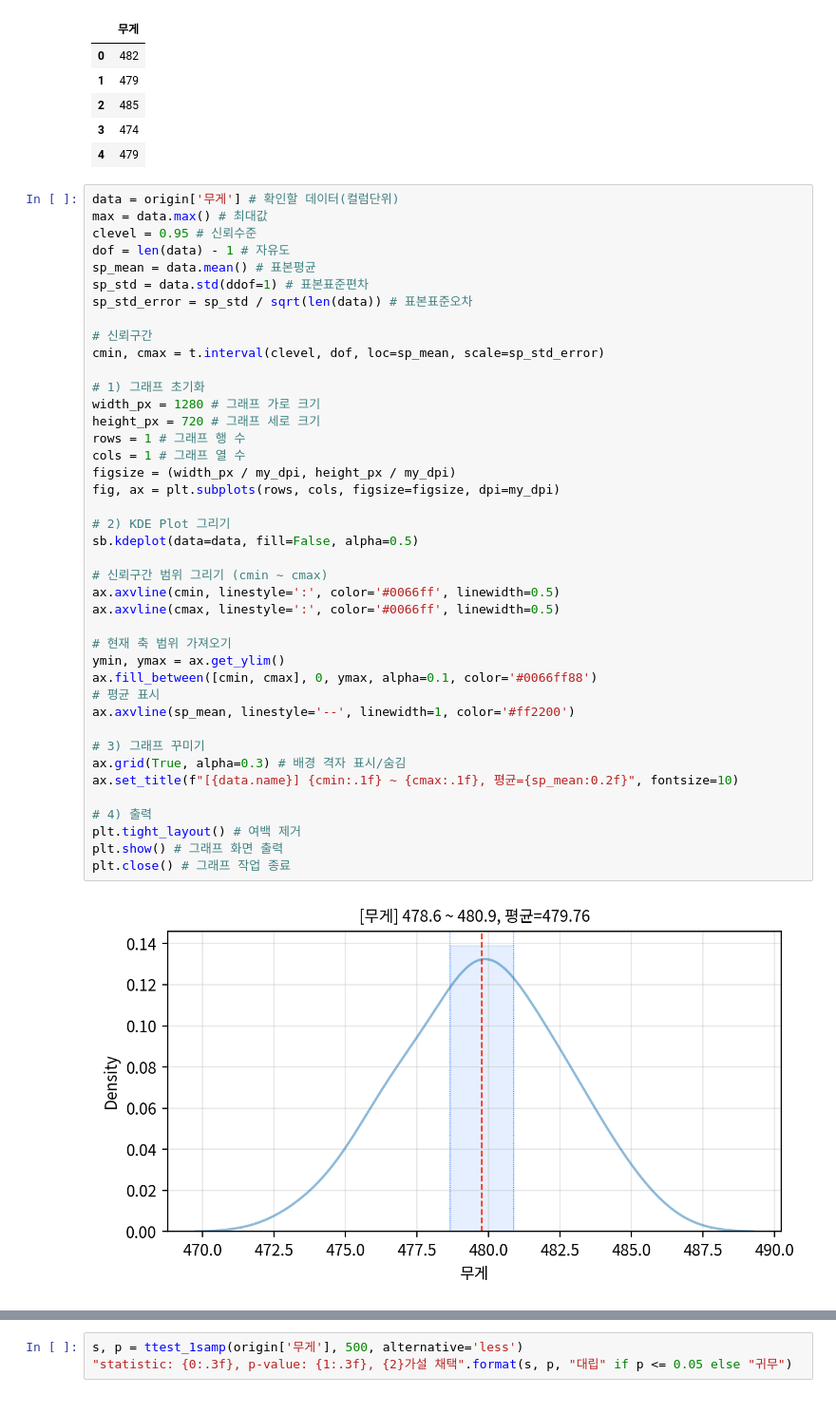
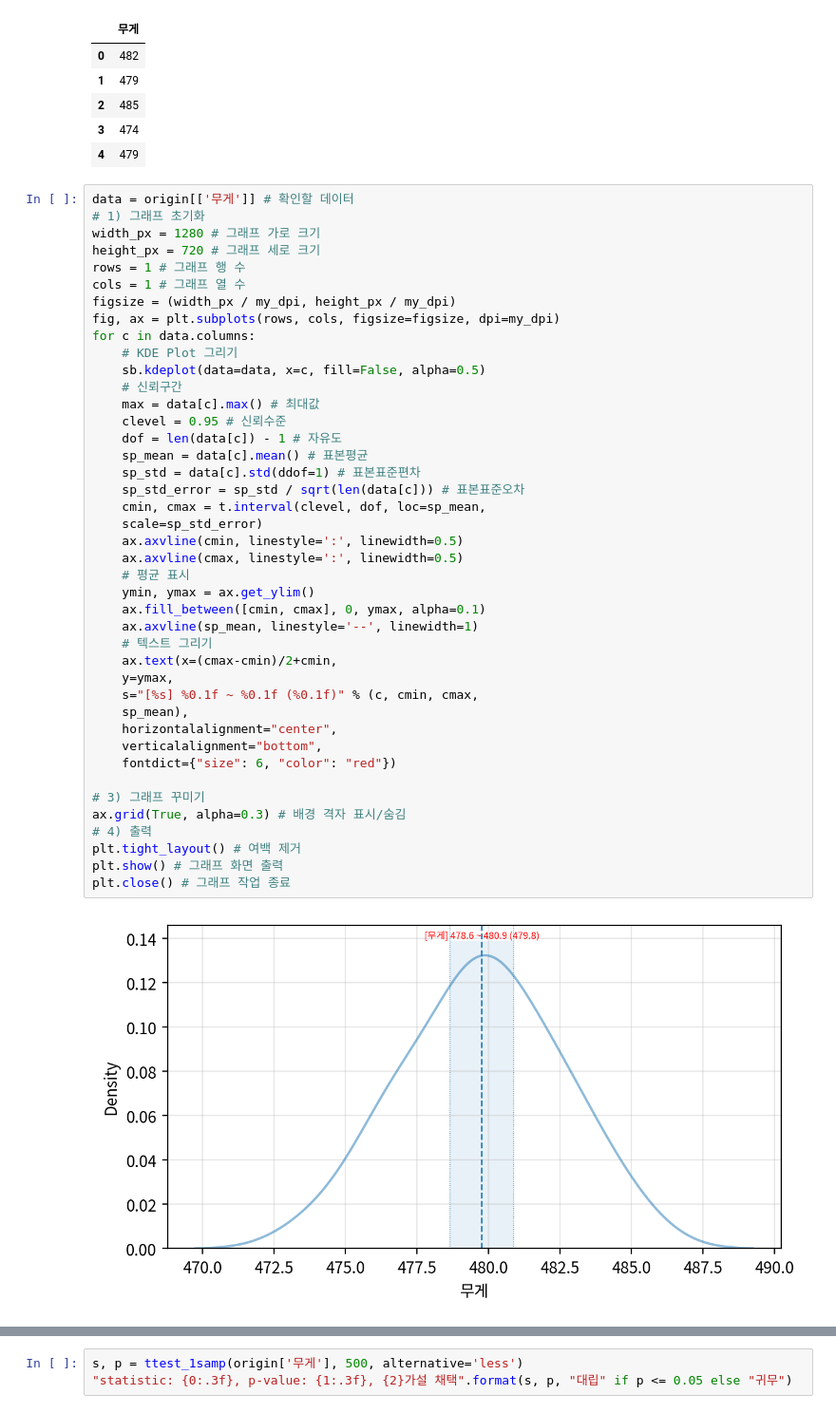
Before and after one commit to BeakJW/DATA_ANALYSIS_STUDY, a Jupyter notebook: 10강/10강-연습문제.ipynb, the cells around one changed output, grey strips where cells are left out. Shown: that part at 95% size. Saved outputs shown, nothing was run; the diff lists cells and outputs as text.

```diff
--- a/10강/10강-연습문제.ipynb
+++ b/10강/10강-연습문제.ipynb
@@ -61,45 +63,46 @@ None
 | 3 | 474 |
 | 4 | 479 |
 # %%
-data = origin['무게'] # 확인할 데이터(컬럼단위)
-max = data.max() # 최대값
-clevel = 0.95 # 신뢰수준
-dof = len(data) - 1 # 자유도
-sp_mean = data.mean() # 표본평균
-sp_std = data.std(ddof=1) # 표본표준편차
-sp_std_error = sp_std / sqrt(len(data)) # 표본표준오차
-
-# 신뢰구간
-cmin, cmax = t.interval(clevel, dof, loc=sp_mean, scale=sp_std_error)
-
+data = origin[['무게']] # 확인할 데이터
 # 1) 그래프 초기화
 width_px = 1280 # 그래프 가로 크기
 height_px = 720 # 그래프 세로 크기
 rows = 1 # 그래프 행 수
 cols = 1 # 그래프 열 수
 figsize = (width_px / my_dpi, height_px / my_dpi)
 fig, ax = plt.subplots(rows, cols, figsize=figsize, dpi=my_dpi)
-
-# 2) KDE Plot 그리기
-sb.kdeplot(data=data, fill=False, alpha=0.5)
-
-# 신뢰구간 범위 그리기 (cmin ~ cmax)
-ax.axvline(cmin, linestyle=':', color='#0066ff', linewidth=0.5)
-ax.axvline(cmax, linestyle=':', color='#0066ff', linewidth=0.5)
-
-# 현재 축 범위 가져오기
-ymin, ymax = ax.get_ylim()
-ax.fill_between([cmin, cmax], 0, ymax, alpha=0.1, color='#0066ff88')
-# 평균 표시
-ax.axvline(sp_mean, linestyle='--', linewidth=1, color='#ff2200')
+for c in data.columns:
+    # KDE Plot 그리기
+    sb.kdeplot(data=data, x=c, fill=False, alpha=0.5)
+    # 신뢰구간
+    max = data[c].max() # 최대값
+    clevel = 0.95 # 신뢰수준
+    dof = len(data[c]) - 1 # 자유도
+    sp_mean = data[c].mean() # 표본평균
+    sp_std = data[c].std(ddof=1) # 표본표준편차
+    sp_std_error = sp_std / sqrt(len(data[c])) # 표본표준오차
+    cmin, cmax = t.interval(clevel, dof, loc=sp_mean,
+    scale=sp_std_error)
+    ax.axvline(cmin, linestyle=':', linewidth=0.5)
+    ax.axvline(cmax, linestyle=':', linewidth=0.5)
+    # 평균 표시
+    ymin, ymax = ax.get_ylim()
+    ax.fill_between([cmin, cmax], 0, ymax, alpha=0.1)
+    ax.axvline(sp_mean, linestyle='--', linewidth=1)
+    # 텍스트 그리기
+    ax.text(x=(cmax-cmin)/2+cmin,
+    y=ymax,
+    s="[%s] %0.1f ~ %0.1f (%0.1f)" % (c, cmin, cmax,
+    sp_mean),
+    horizontalalignment="center",
+    verticalalignment="bottom",
+    fontdict={"size": 6, "color": "red"})
 
 # 3) 그래프 꾸미기
 ax.grid(True, alpha=0.3) # 배경 격자 표시/숨김
-ax.set_title(f"[{data.name}] {cmin:.1f} ~ {cmax:.1f}, 평균={sp_mean:0.2f}", fontsize=10)
-
 # 4) 출력
 plt.tight_layout() # 여백 제거
 plt.show() # 그래프 화면 출력
 plt.close() # 그래프 작업 종료
 # %% [output]
-[figure, old version]
+[figure, new version]
```
Also changed, not shown: parts of 11 cells of this notebook, 2 other files.
